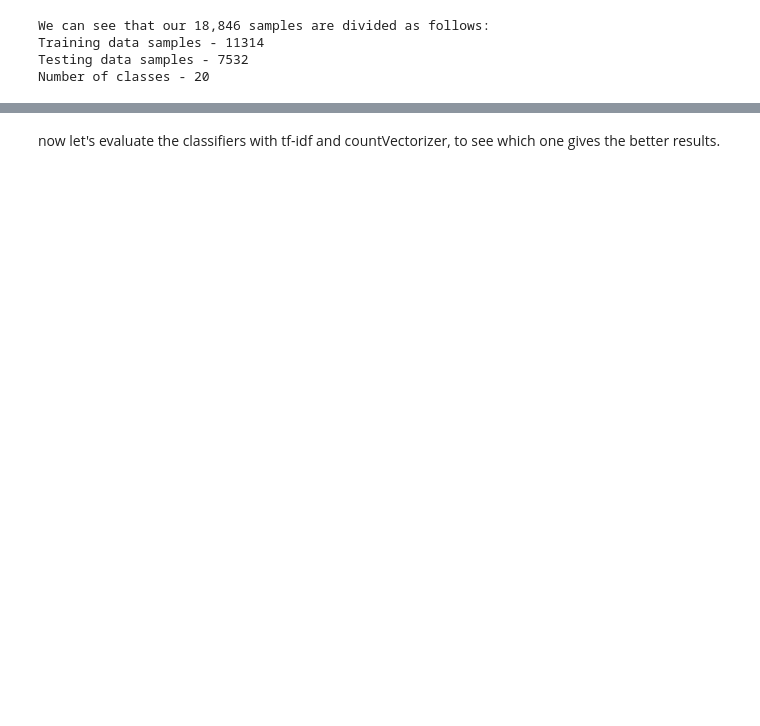
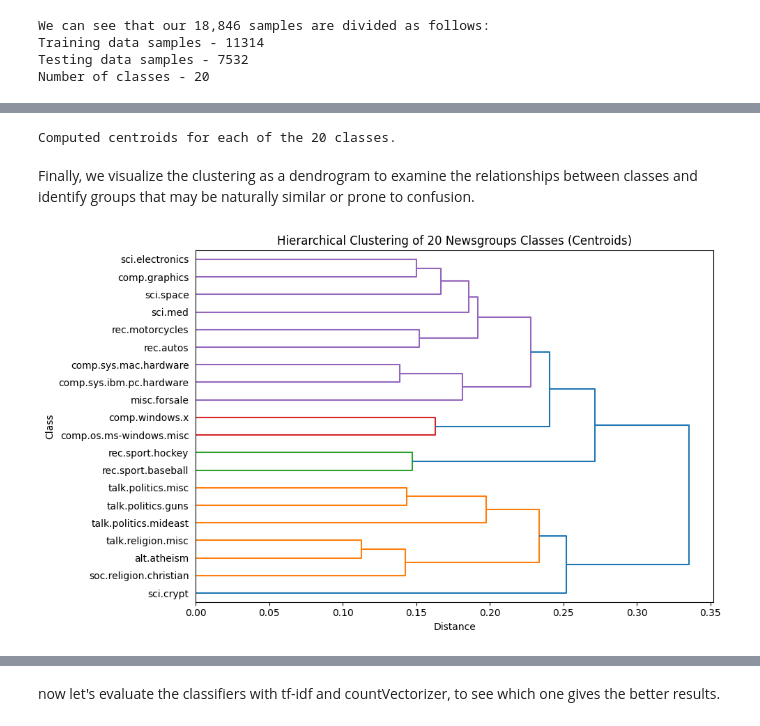
Before and after one commit to benami171/ML_FinalProject, a Jupyter notebook: project.ipynb, the cells around one changed output, grey strips where cells are left out. Saved outputs shown, nothing was run; the diff lists cells and outputs as text; code cells hidden in the pictures; blank space fills up the shorter version.

```diff
--- a/project.ipynb
+++ b/project.ipynb
@@ -189,0 +220,43 @@ NameError: name 'TfidfVectorizer' is not defined
+# %%
+n_classes = len(train_data.target_names)
+n_features = X_train_tfidf.shape[1]
+
+# Initialize a matrix to hold the centroid of each class
+class_centroids = np.zeros((n_classes, n_features), dtype=np.float64)
+class_counts = np.zeros(n_classes, dtype=int)
+
+for i, label in enumerate(y_train):
+    # Convert the sparse row to a dense 1D array of shape (n_features,)
+    row_dense = X_train_tfidf[i].toarray().ravel()
+
+    class_centroids[label] += row_dense
+    class_counts[label] += 1
+
+# Divide by the number of samples in each class to get the centroid
+for label in range(n_classes):
+    class_centroids[label] /= class_counts[label]
+
+print("Computed centroids for each of the 20 classes.")
+# %% [output]
+Computed centroids for each of the 20 classes.
+# %% [markdown]
+Finally, we visualize the clustering as a dendrogram to examine the relationships between classes and identify groups that may be naturally similar or prone to confusion.
+# %%
+# Perform hierarchical clustering on the 20 class centroids
+Z = linkage(class_centroids, method='ward')
+
+# Plot the dendrogram
+plt.figure(figsize=(10, 6))
+dendrogram(
+    Z,
+    labels=train_data.target_names,
+    orientation='right',
+    leaf_font_size=10
+)
+plt.title("Hierarchical Clustering of 20 Newsgroups Classes (Centroids)")
+plt.xlabel("Distance")
+plt.ylabel("Class")
+plt.tight_layout()
+plt.show()
+# %% [output]
+[figure, added]
```
Also changed, not shown: parts of 40 cells of this notebook.
